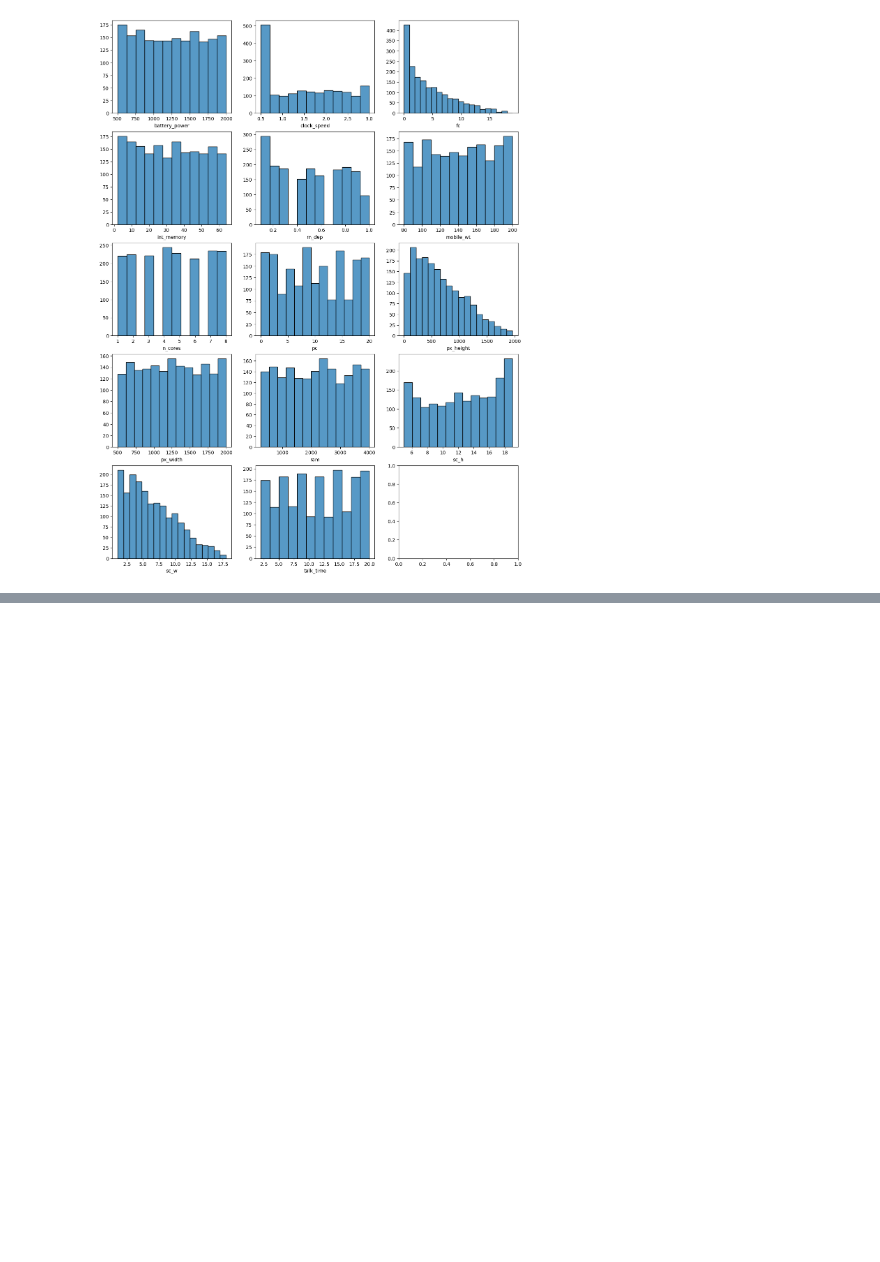
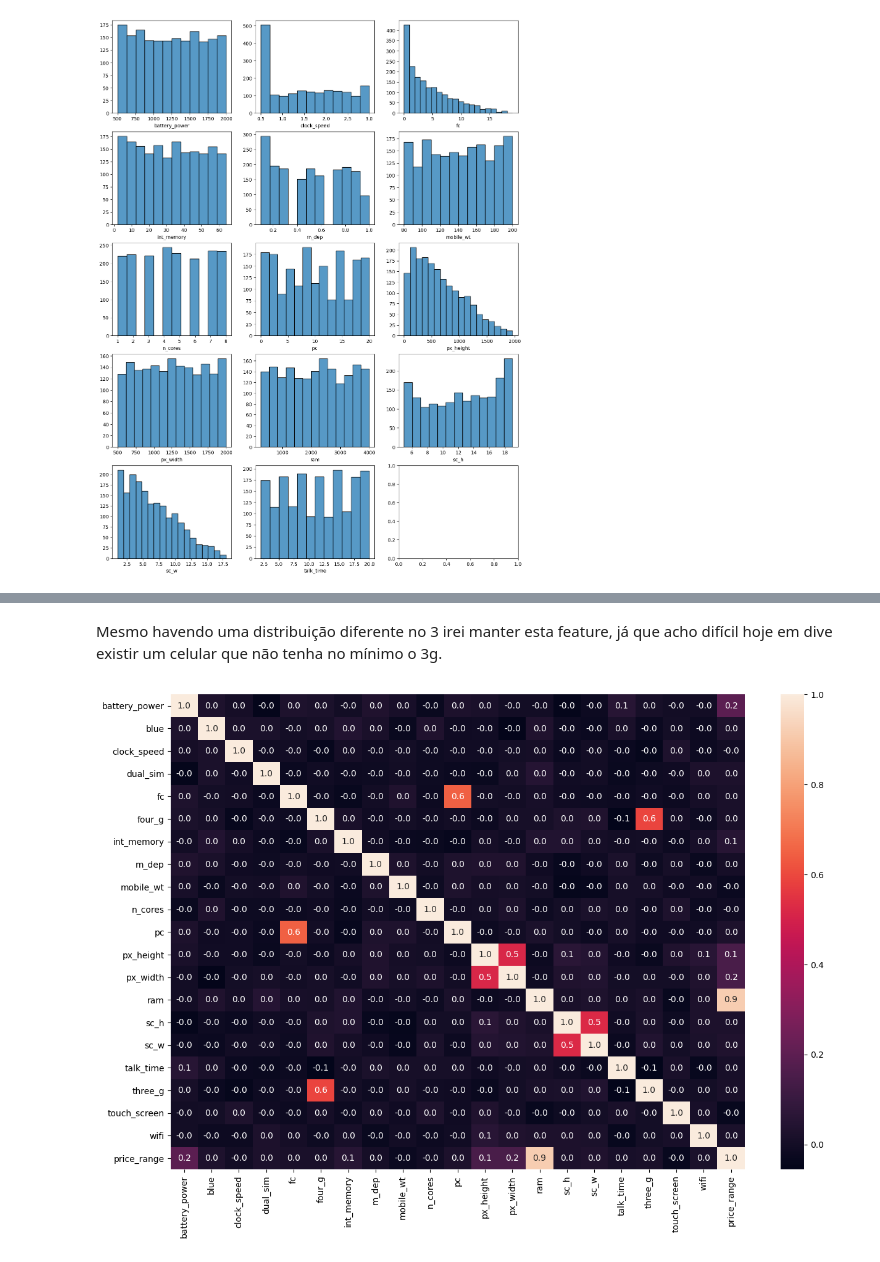
Before and after one commit to Gabriel07201/mobile_price_model_classifier, a Jupyter notebook: main.ipynb, the cells around one changed output, grey strips where cells are left out. Drawn from its saved outputs; the diff is of its cells as text; code cells hidden in the pictures; blank space fills up the shorter version.

```diff
--- a/main.ipynb
+++ b/main.ipynb
@@ -131,0 +153,10 @@ plt.show()
+# %% [markdown]
+Mesmo havendo uma distribuição diferente no 3 irei manter esta feature, já que acho difícil hoje em dive existir um celular que não tenha no mínimo o 3g.
+# %%
+corr = df_train.corr()
+
+plt.figure(figsize=(15,10))
+sns.heatmap(corr, annot=True, fmt='.1f')
+plt.show()
+# %% [output]
+[figure, added]
```
Also changed, not shown: parts of 16 cells of this notebook.
